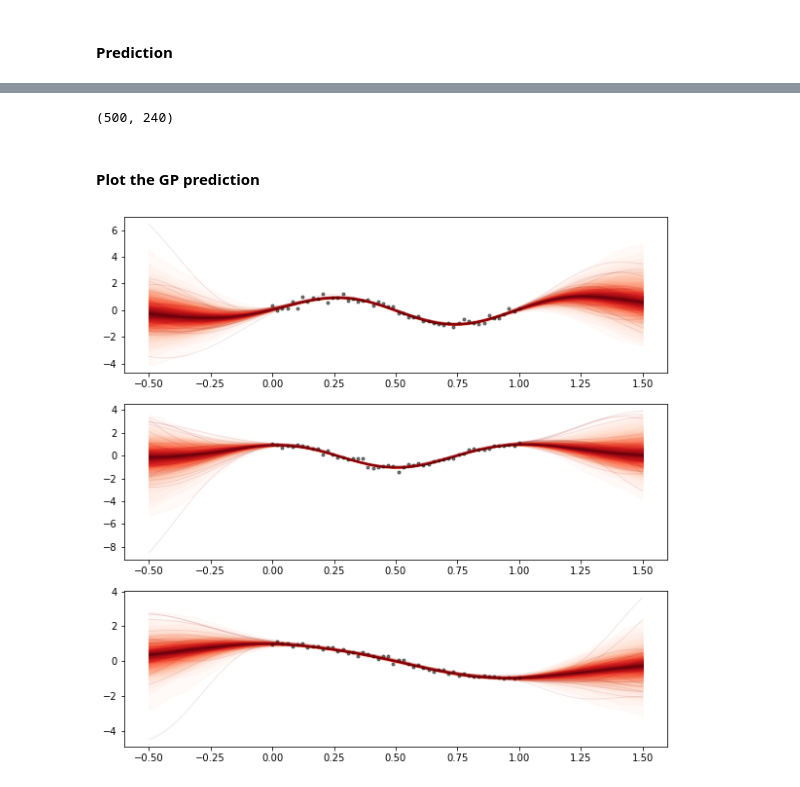
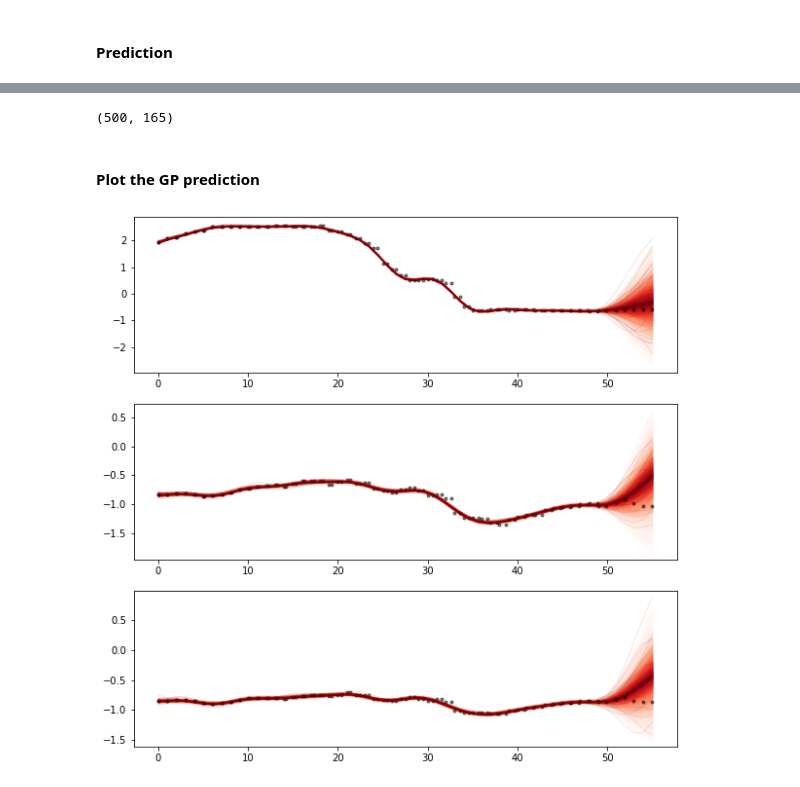
Before and after one commit to danhphan/gp_experiments, a Jupyter notebook: experiments/25_multitask_gp_economy_metrics.ipynb, the cells around one changed output, grey strips where cells are left out. Drawn from its saved outputs; the diff is of its cells as text; code cells hidden in the pictures.

```diff
--- a/experiments/25_multitask_gp_economy_metrics.ipynb
+++ b/experiments/25_multitask_gp_economy_metrics.ipynb
@@ -86,0 +84,3 @@ Index(['Fed Rate', 'unemployment', 'sp500', 'nasdaq', 'x'], dtype='object')
+# %%
+adf = df.head(50)
+adf.shape
@@ -87,7 +94,7 @@ Index(['Fed Rate', 'unemployment', 'sp500', 'nasdaq', 'x'], dtype='object')
 # %%
 columns = ["Fed Rate", "sp500", "nasdaq"]
-x = df['x'].values.reshape(-1,1)
-y = df[columns].values.reshape(-1,1)
+x = adf['x'].values.reshape(-1,1)
+y = adf[columns].values.reshape(-1,1)
 task_i = np.linspace(0, 2, 3)[:, None]
 X = pm.math.cartesian(x, task_i)
 x.shape, task_i.shape, X.shape
@@ -126,4 +137,7 @@ NUTS: [ell, eta, W, kappa, sigma]
 # %% [markdown]
 #### Prediction
 # %%
-x_new = np.linspace(0, 200, M)[:, None]
+M = 55
+xnew = np.linspace(0, M, M)[:, None]
+Xnew = pm.math.cartesian(xnew, task_i) # For prediction
+Xnew.shape
@@ -148,21 +156,23 @@ pm.model_to_graphviz(model)
 f_pred = gp_samples.posterior_predictive["preds"].sel(chain=0)
 f_pred.shape
 # %% [output]
-(500, 240)
+(500, 165)
 # %% [markdown]
 #### Plot the GP prediction
 # %%
+import matplotlib.pyplot as plt
 from pymc.gp.util import plot_gp_dist
 fig, axes = plt.subplots(3,1, figsize=(10,10))
 
 for idx in range(3):
-    axes[idx].plot(x, train_y[:,idx], 'ok', ms=3, alpha=0.5, label=f"Data {idx}");
+    axes[idx].plot(xnew, df.head(M)[columns].values[:,idx], 'ok', ms=3, alpha=0.5, label=f"Data {idx}");
+    axes[idx].plot(x, adf[columns].values[:,idx], 'ok', ms=3, alpha=0.5, label=f"Data {idx}");
     plot_gp_dist(axes[idx], f_pred[:,Xnew[:,1] == idx], xnew,
                  fill_alpha=0.5, samples_alpha=0.1)
 
 plt.show()
 # %% [output]
-[figure, old version]
+[figure, new version]
 # %%
 az.summary(gp_trace)
 # %% [output]
```
Also changed, not shown: parts of 13 cells of this notebook.
